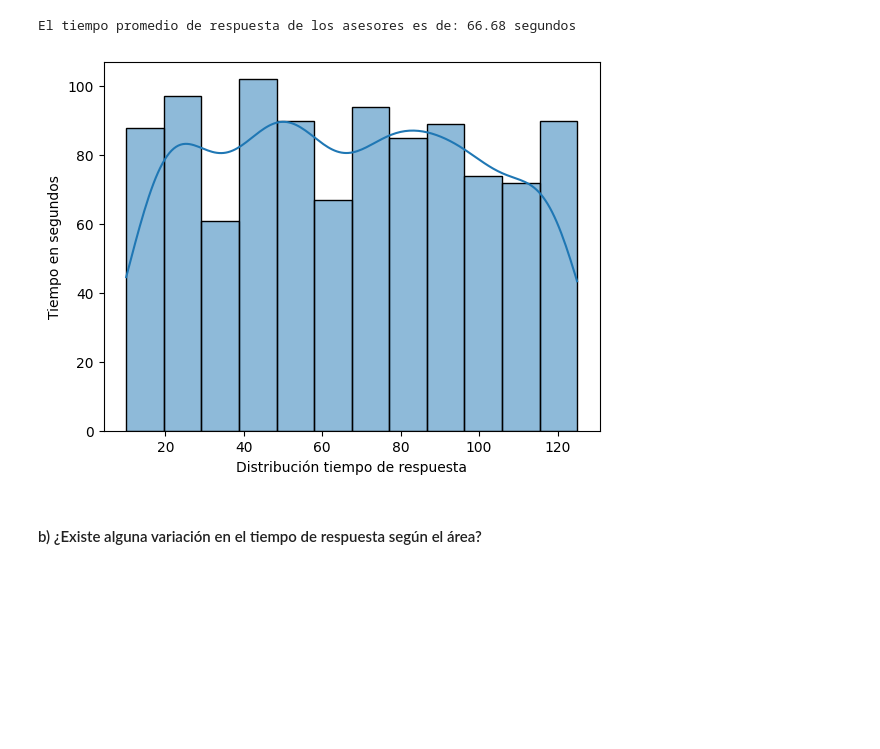
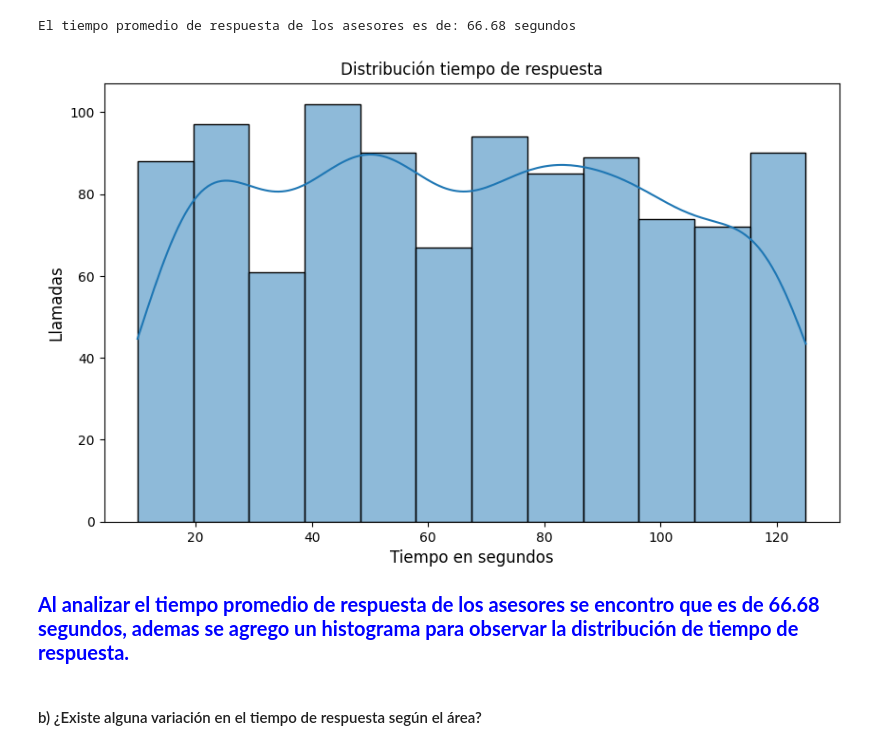
Before and after one commit to Hectorcidps/Portfolio_DA, a Jupyter notebook: Proyecto 12 - Servicio/Servicios.ipynb, the cells around one changed output. Saved outputs shown, nothing was run; the diff lists cells and outputs as text; code cells hidden in the pictures; blank space fills up the shorter version.

```diff
--- a/Proyecto 12 - Servicio/Servicios.ipynb
+++ b/Proyecto 12 - Servicio/Servicios.ipynb
@@ -260,16 +276,23 @@ print(f"El tiempo promedio de respuesta de los asesores es de: {promedio_respues
 El tiempo promedio de respuesta de los asesores es de: 66.68 segundos
 # %%
 # histograma de distribucion de tiempo
+plt.figure(figsize=(10,6))
+
 sns.histplot(data=servicio,
              x='tiempo_respuesta',
               binwidth=10,
              bins=20,
              kde=True)
-plt.xlabel('Distribución tiempo de respuesta')
-plt.ylabel('Tiempo en segundos')
+plt.title('Distribución tiempo de respuesta', fontsize=12)
+plt.xlabel('Tiempo en segundos', fontsize=12)
+plt.ylabel('Llamadas', fontsize=12)
 plt.show()
 # %% [output]
-[figure, old version]
+[figure, new version]
+# %% [markdown]
+<span style="color:blue; font-weight:bold; font-size:20px">
+Al analizar el tiempo promedio de respuesta de los asesores se encontro que es de 66.68 segundos, ademas se agrego un histograma para observar la distribución de tiempo de respuesta.
+</span>
 # %% [markdown]
 #### b) ¿Existe alguna variación en el tiempo de respuesta según el área?
 # %%
```
Also changed, not shown: parts of 38 cells of this notebook.
